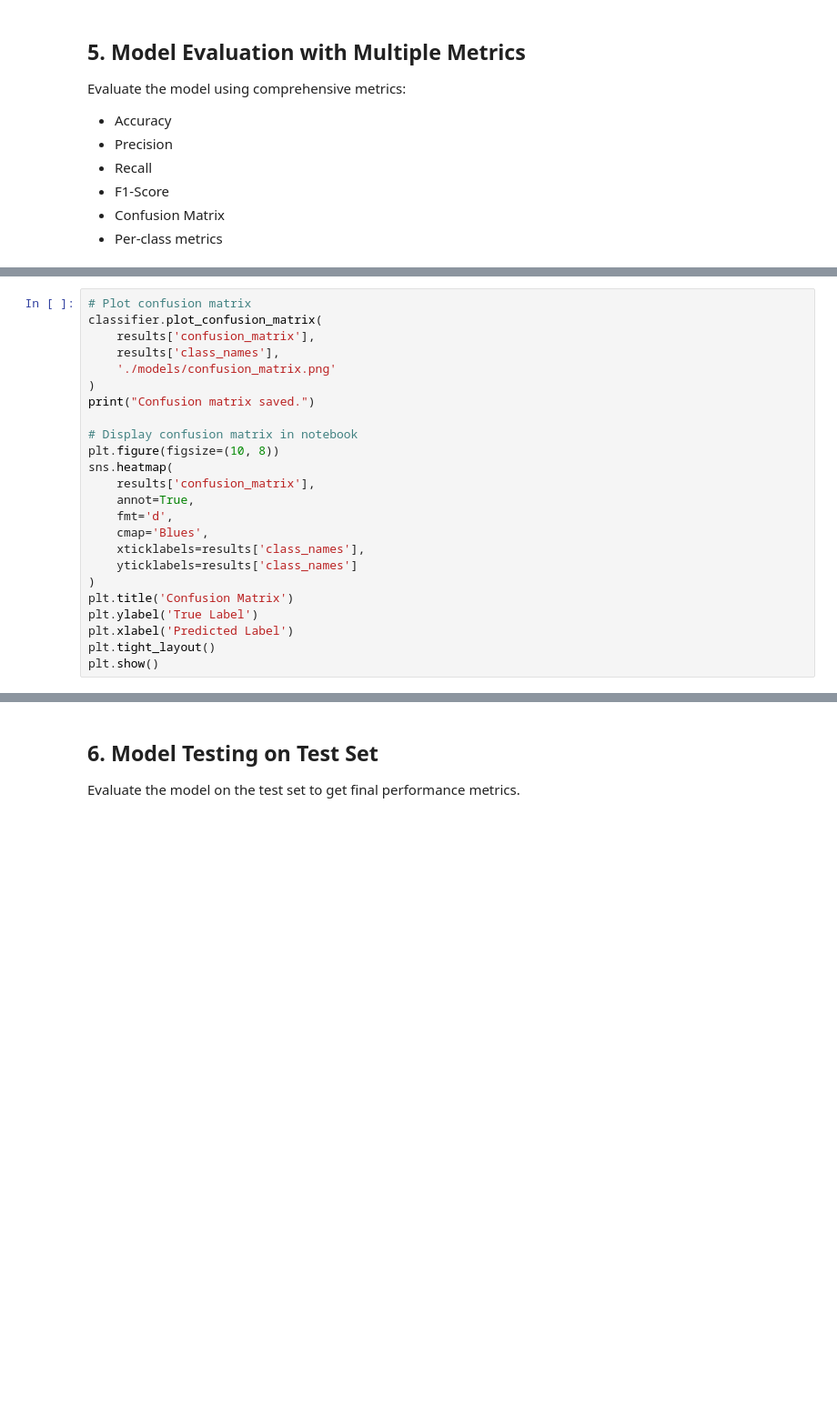
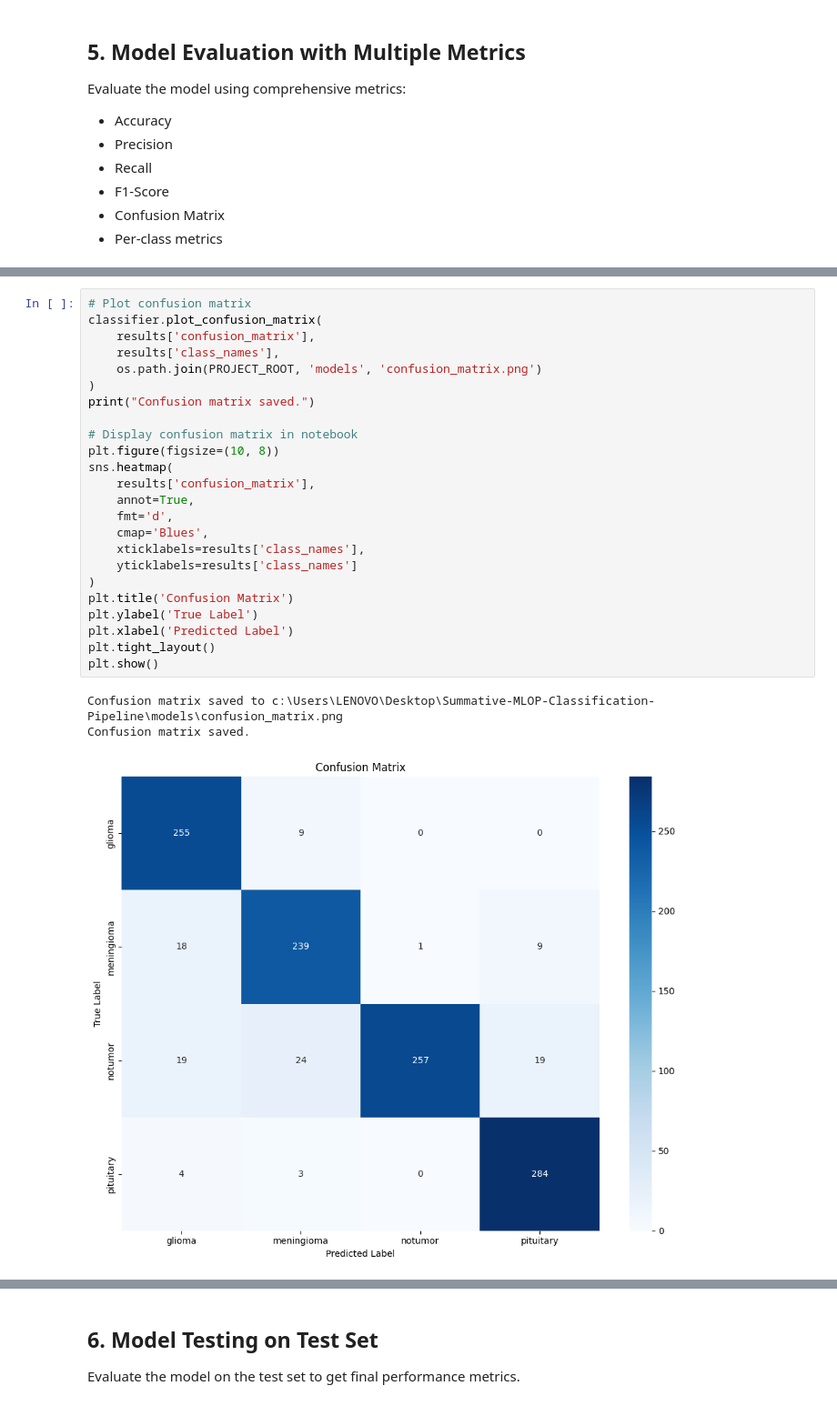
Before and after one commit to ernesteNtezirizaza/Summative-MLOP-Classification-Pipeline, a Jupyter notebook: notebook/brain_tumor_classification.ipynb, the cells around one changed output, grey strips where cells are left out. Shown at 91% size. Cells and saved outputs as stored; diff of their text form; blank space fills up the shorter version.

```diff
--- a/notebook/brain_tumor_classification.ipynb
+++ b/notebook/brain_tumor_classification.ipynb
@@ -395,27 +561,31 @@ for class_name in results['class_names']:
 # %%
 # Plot confusion matrix
 classifier.plot_confusion_matrix(
     results['confusion_matrix'],
     results['class_names'],
-    './models/confusion_matrix.png'
+    os.path.join(PROJECT_ROOT, 'models', 'confusion_matrix.png')
 )
 print("Confusion matrix saved.")
 
 # Display confusion matrix in notebook
 plt.figure(figsize=(10, 8))
 sns.heatmap(
     results['confusion_matrix'],
     annot=True,
     fmt='d',
     cmap='Blues',
     xticklabels=results['class_names'],
     yticklabels=results['class_names']
 )
 plt.title('Confusion Matrix')
 plt.ylabel('True Label')
 plt.xlabel('Predicted Label')
 plt.tight_layout()
 plt.show()
+# %% [output]
+Confusion matrix saved to c:\Users\LENOVO\Desktop\Summative-MLOP-Classification-Pipeline\models\confusion_matrix.png
+Confusion matrix saved.
+[figure, added]
 # %%
 # Detailed classification report
 print("\n" + "=" * 50)
```
Also changed, not shown: parts of 16 cells of this notebook, 2 other files.
